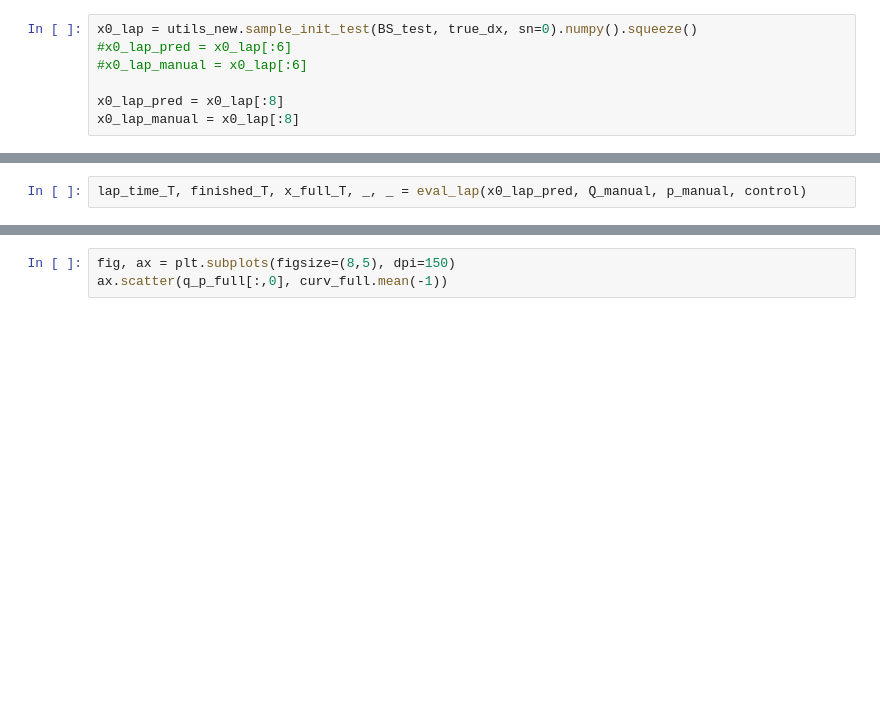
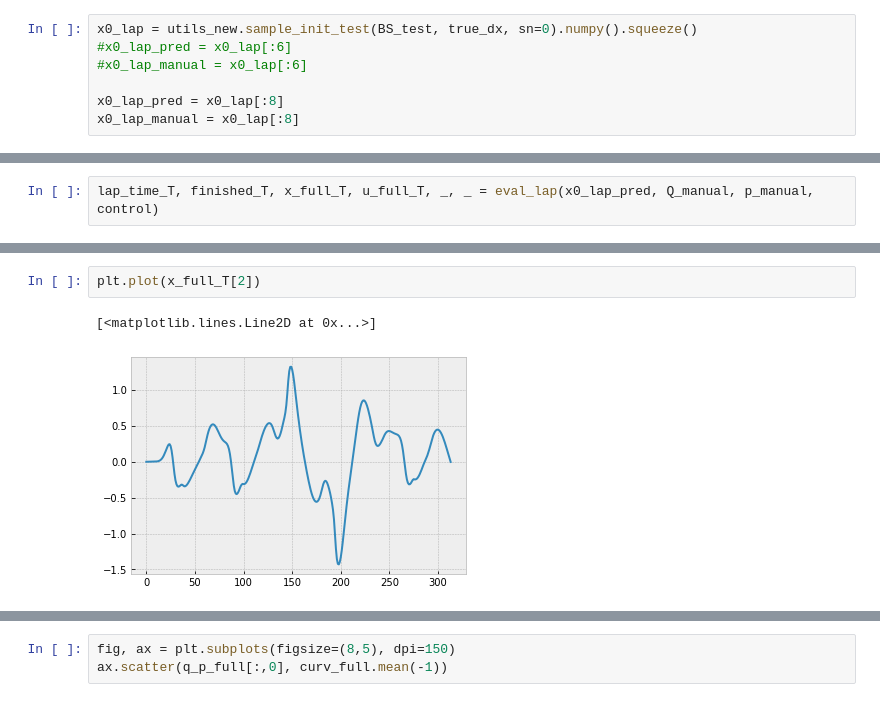
Before and after one commit to AlanLahoud/ZipMPC, a Jupyter notebook: results.ipynb, the cells around one changed output, grey strips where cells are left out. Drawn from its saved outputs; the diff is of its cells as text; blank space fills up the shorter version.

```diff
--- a/results.ipynb
+++ b/results.ipynb
@@ -279,2 +281,2 @@ lap_time_H, finished_H, x_H_full, _, _ = eval_lap(x0_lap_pred, Q_manual_H, p_man
 # %%
-lap_time_T, finished_T, x_full_T, _, _ = eval_lap(x0_lap_pred, Q_manual, p_manual, control)
+lap_time_T, finished_T, x_full_T, u_full_T, _, _ = eval_lap(x0_lap_pred, Q_manual, p_manual, control)
@@ -280,0 +290,5 @@ lap_time_T, finished_T, x_full_T, _, _ = eval_lap(x0_lap_pred, Q_manual, p_manua
+# %%
+plt.plot(x_full_T[2])
+# %% [output]
+[<matplotlib.lines.Line2D at 0x...>]
+[figure, added]
```
Also changed, not shown: parts of 17 cells of this notebook, 1 other file.
